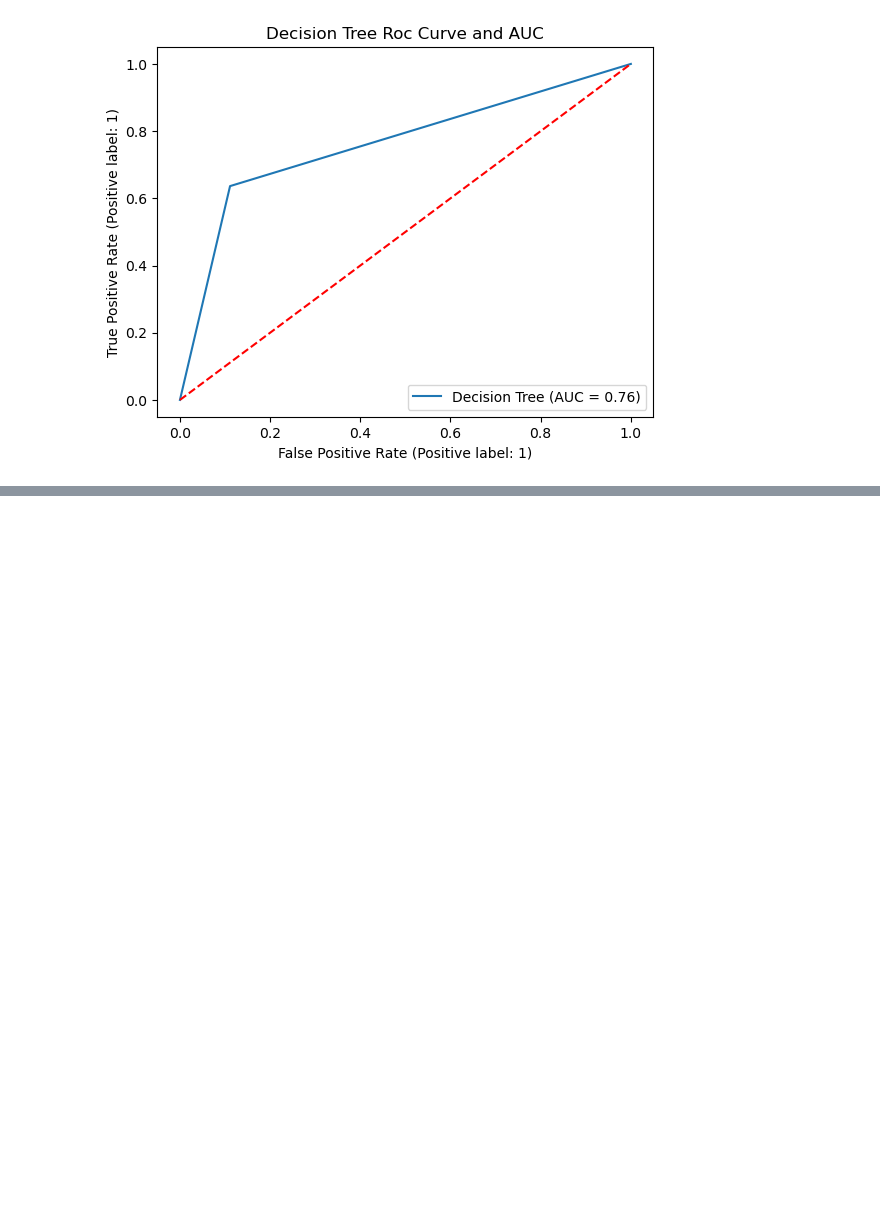
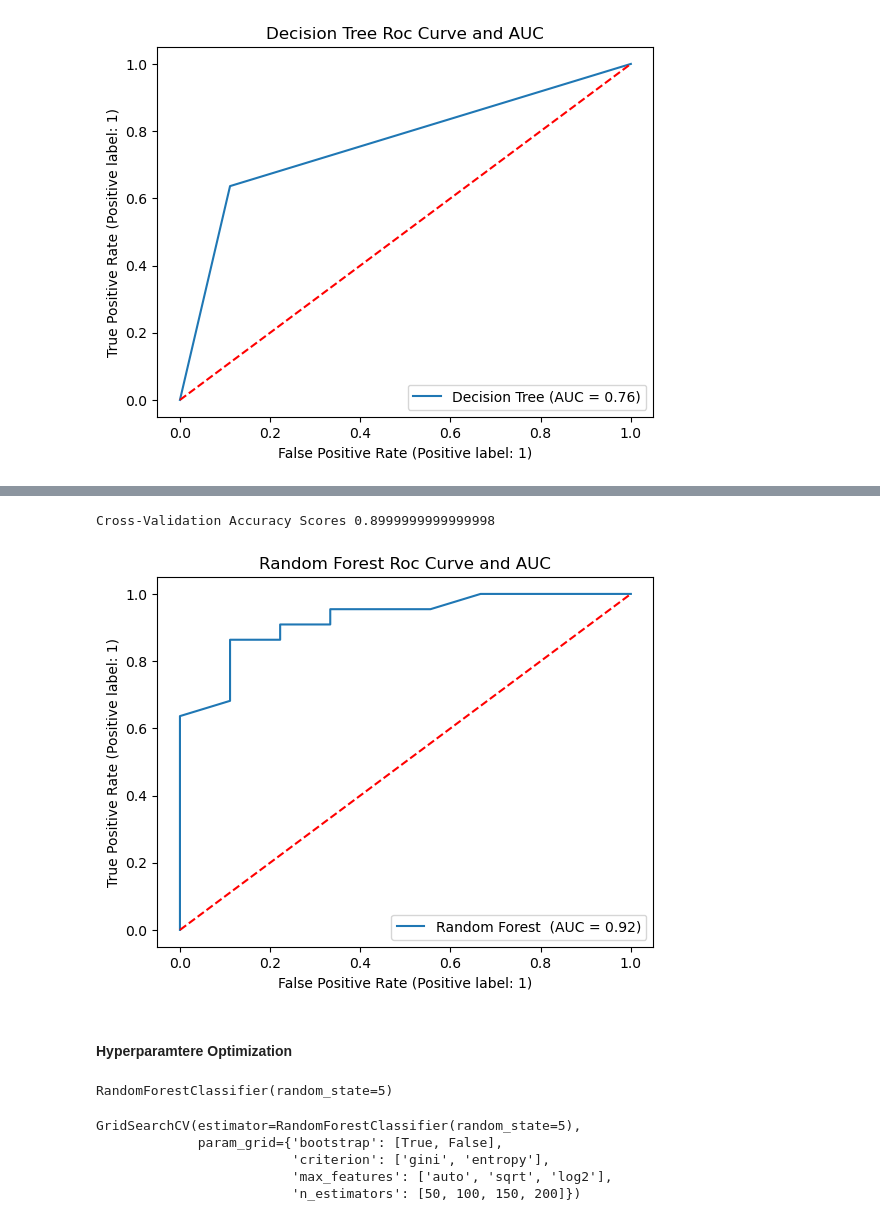
Before and after one commit to gokturkberke/heart-attack-prediction, a Jupyter notebook: Modelling.ipynb, the cells around one changed output, grey strips where cells are left out. Drawn from its saved outputs; the diff is of its cells as text; code cells hidden in the pictures; blank space fills up the shorter version.

```diff
--- a/Modelling.ipynb
+++ b/Modelling.ipynb
@@ -551,0 +595,2 @@ plt.show()
+# %%
+random_forest = RandomForestClassifier(random_state=5)
@@ -551,0 +607,23 @@ plt.show()
+# %%
+scores = cross_val_score(random_forest,X_test,y_test,cv=10)
+print("Cross-Validation Accuracy Scores",scores.mean())
+# %% [output]
+Cross-Validation Accuracy Scores 0.8999999999999998
+# %%
+from sklearn.metrics import RocCurveDisplay
+import matplotlib.pyplot as plt
+
+
+RocCurveDisplay.from_estimator(
+    random_forest,
+    X_test,
+    y_test,
+    name="Random Forest "
+)
+
+
+plt.title("Random Forest Roc Curve and AUC")
+plt.plot([0, 1], [0, 1], "r--") #kirmizi renkte kesik cizgi
+plt.show()
+# %% [output]
+[figure, added]
@@ -551,0 +632,7 @@ plt.show()
+# %% [markdown]
+#### Hyperparamtere Optimization
+# %%
+random_forest_new = RandomForestClassifier(random_state=5)
+random_forest_new
+# %% [output]
+RandomForestClassifier(random_state=5)
@@ -551,0 +646,8 @@ plt.show()
+# %%
+random_forest_grid.fit(X_train,y_train)
+# %% [output]
+GridSearchCV(estimator=RandomForestClassifier(random_state=5),
+             param_grid={'bootstrap': [True, False],
+                         'criterion': ['gini', 'entropy'],
+                         'max_features': ['auto', 'sqrt', 'log2'],
+                         'n_estimators': [50, 100, 150, 200]})
```
Also changed, not shown: parts of 22 cells of this notebook.
